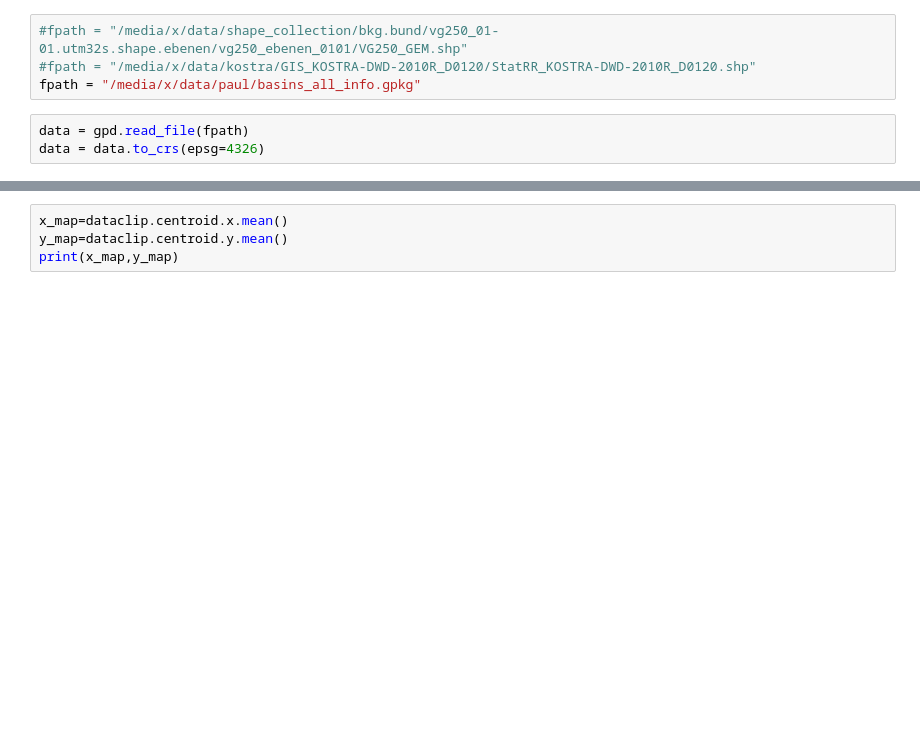
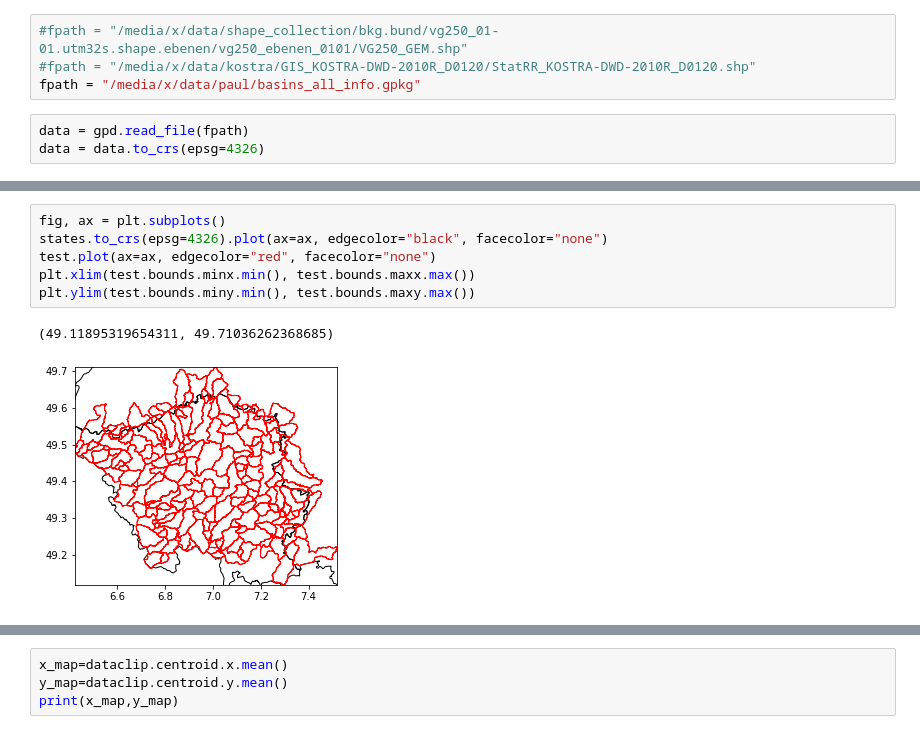
Before and after one commit to heistermann/counterfactual, a Jupyter notebook: index.ipynb, the cells around one changed output, grey strips where cells are left out. Saved outputs shown, nothing was run; the diff lists cells and outputs as text; blank space fills up the shorter version.

```diff
--- a/index.ipynb
+++ b/index.ipynb
@@ -45 +77,10 @@ clipdefs = {"nrw": ["Nordrhein-Westfalen"],
+# %%
+fig, ax = plt.subplots()
+states.to_crs(epsg=4326).plot(ax=ax, edgecolor="black", facecolor="none")
+test.plot(ax=ax, edgecolor="red", facecolor="none")
+plt.xlim(test.bounds.minx.min(), test.bounds.maxx.max())
+plt.ylim(test.bounds.miny.min(), test.bounds.maxy.max())
+# %% [output]
+(49.11895319654311, 49.71036262368685)
+[figure, added]
 # %%
```
Also changed, not shown: parts of 22 cells of this notebook, 16 other files.
